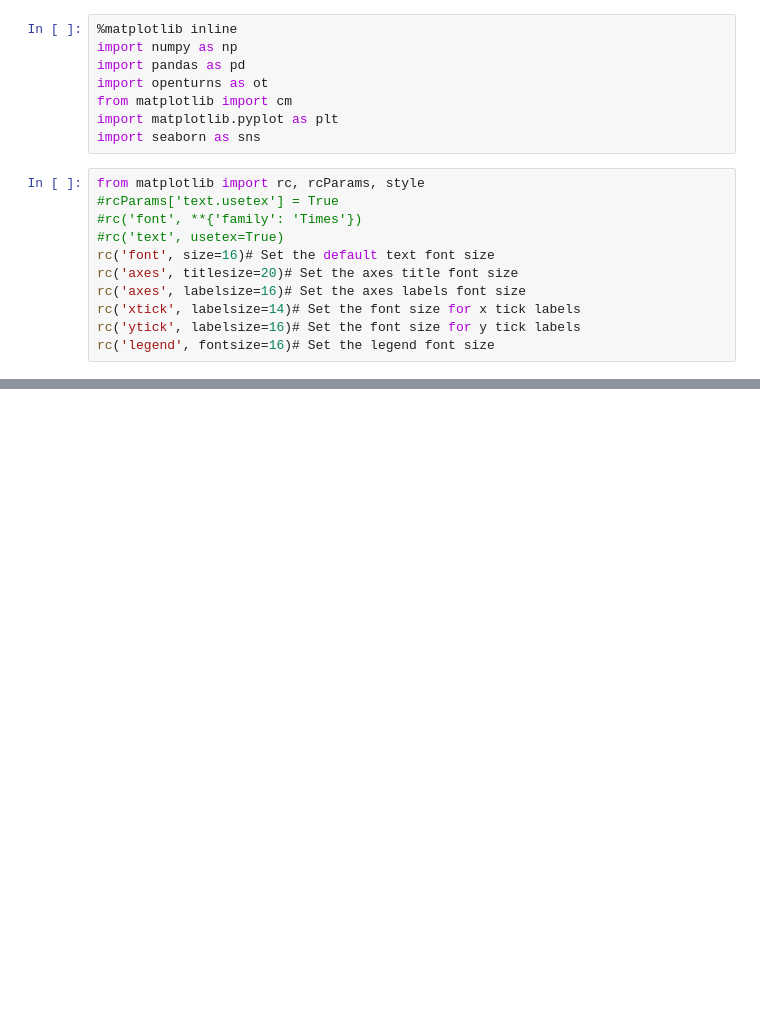
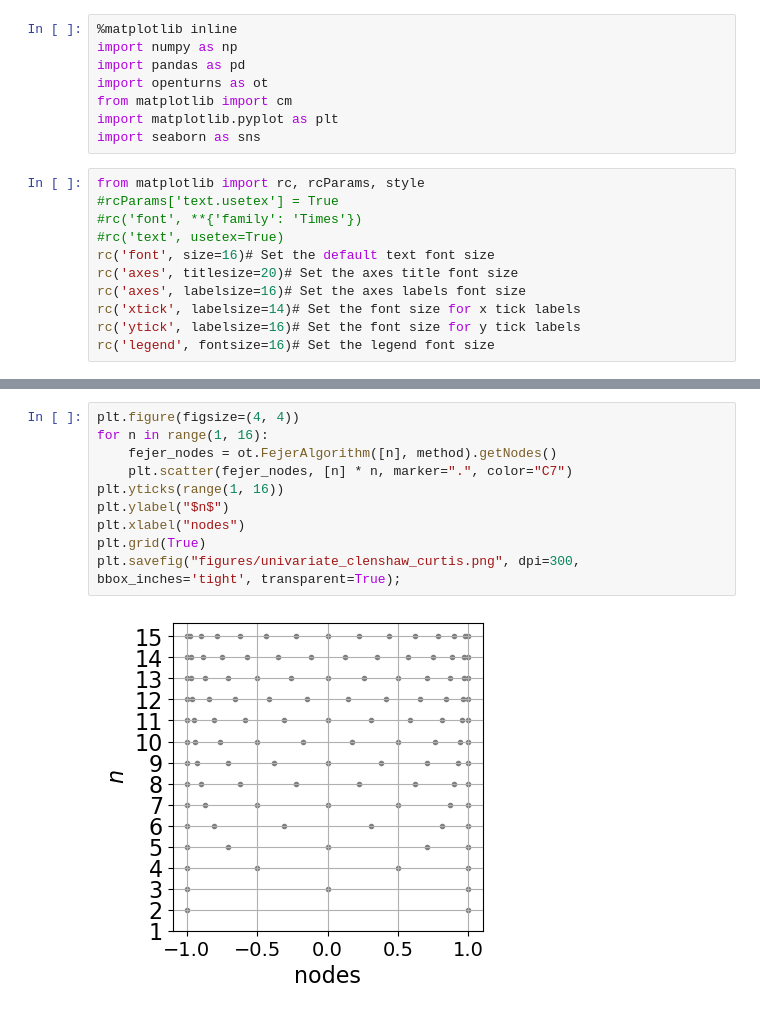
Before and after one commit to efekhari27/thesis, a Jupyter notebook: numerical_experiments/chapter1/integration.ipynb, the cells around one changed output, grey strips where cells are left out. Cells and saved outputs as stored; diff of their text form; blank space fills up the shorter version.

```diff
--- a/numerical_experiments/chapter1/integration.ipynb
+++ b/numerical_experiments/chapter1/integration.ipynb
@@ -86,0 +82,12 @@ plt.savefig("figures/univariate_quadratures.png", dpi=300, bbox_inches='tight',
+# %%
+plt.figure(figsize=(4, 4))
+for n in range(1, 16):
+    fejer_nodes = ot.FejerAlgorithm([n], method).getNodes()
+    plt.scatter(fejer_nodes, [n] * n, marker=".", color="C7")
+plt.yticks(range(1, 16))
+plt.ylabel("$n$")
+plt.xlabel("nodes")
+plt.grid(True)
+plt.savefig("figures/univariate_clenshaw_curtis.png", dpi=300, bbox_inches='tight', transparent=True);
+# %% [output]
+[figure, added]
```
Also changed, not shown: parts of 9 cells of this notebook, 37 other files.
